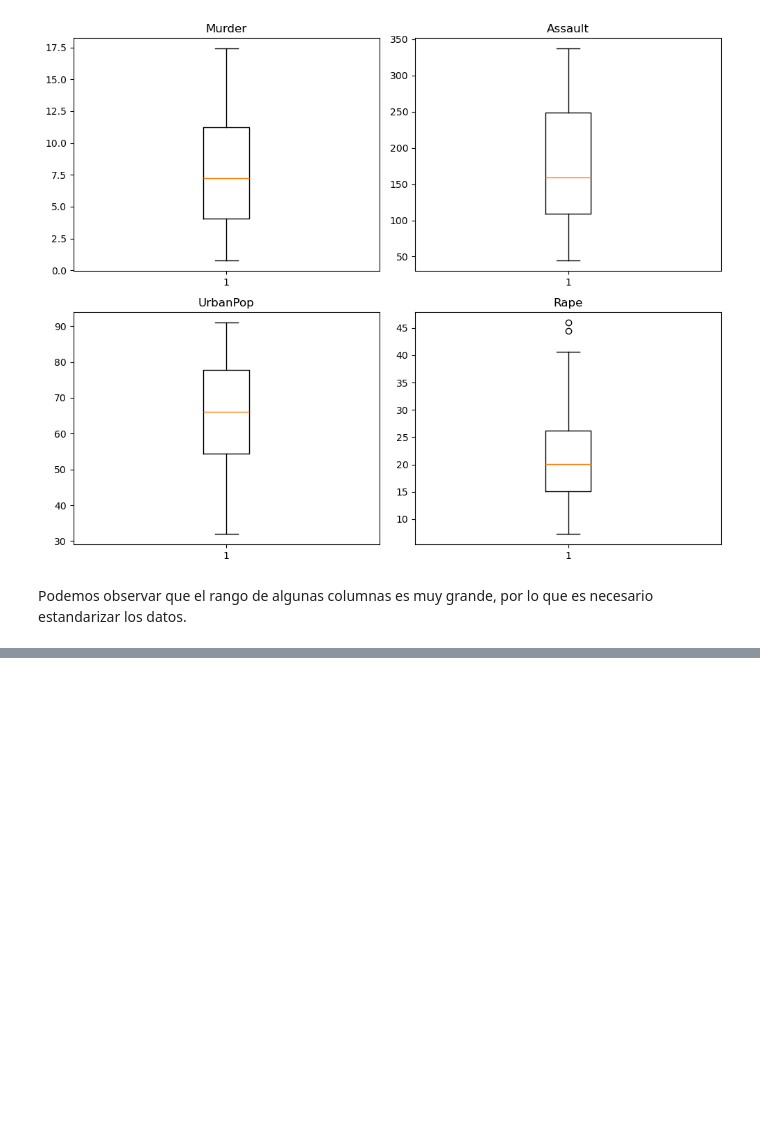
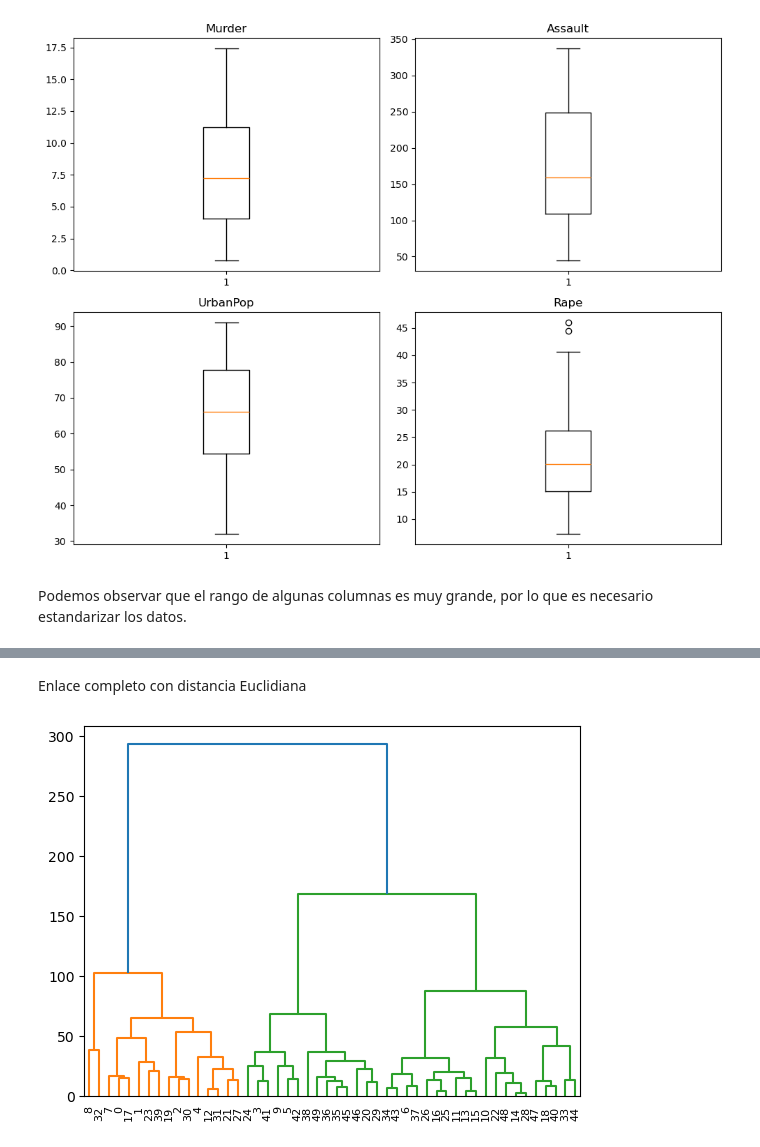
Before and after one commit to mjfura/Laboratorio-ML-Aprendizaje, a Jupyter notebook: aprendizaje-no-supervizado/laboratorio_1.ipynb, the cells around one changed output, grey strips where cells are left out. Cells and saved outputs as stored; diff of their text form; code cells hidden in the pictures; blank space fills up the shorter version.

```diff
--- a/aprendizaje-no-supervizado/laboratorio_1.ipynb
+++ b/aprendizaje-no-supervizado/laboratorio_1.ipynb
@@ -147,0 +173,11 @@ Podemos observar que el rango de algunas columnas es muy grande, por lo que es n
+# %% [markdown]
+Enlace completo con distancia Euclidiana
+# %%
+from scipy.cluster.hierarchy import linkage, dendrogram
+import matplotlib.pyplot as plt
+
+linkage_matrix = linkage(df_usa_arrests, method="complete")
+dendrogram(linkage_matrix)
+plt.show()
+# %% [output]
+[figure, added]
```
Also changed, not shown: parts of 11 cells of this notebook.
